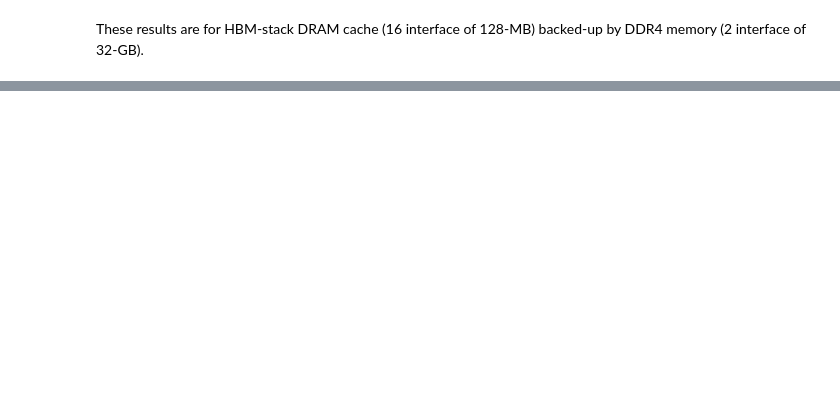
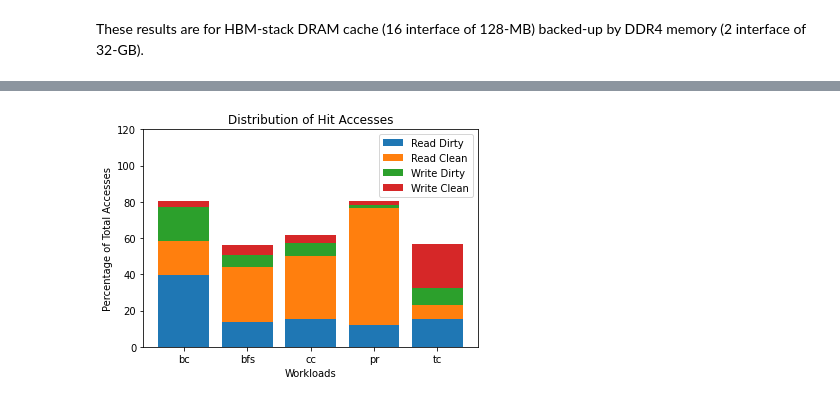
Before and after one commit to darchr/dramCacheController, a Jupyter notebook: myPlots/res_Oct_31/gapbs_alloy_5sec.ipynb, the cells around one changed output, grey strips where cells are left out. Cells and saved outputs as stored; diff of their text form; code cells hidden in the pictures; blank space fills up the shorter version.

```diff
--- a/myPlots/res_Oct_31/gapbs_alloy_5sec.ipynb
+++ b/myPlots/res_Oct_31/gapbs_alloy_5sec.ipynb
@@ -136,3 +170,29 @@ plt.show()
+# %%
+x = df['app']
+
+y1 = 100*df['numRdHitDirty'].astype(int)/(df['readReqs'].astype(int)+df['writeReqs'].astype(int))
+y2 = 100*df['numRdHitClean'].astype(int)/(df['readReqs'].astype(int)+df['writeReqs'].astype(int))
+y3 = 100*df['numWrHitDirty'].astype(int)/(df['readReqs'].astype(int)+df['writeReqs'].astype(int))
+y4 = 100*df['numWrHitClean'].astype(int)/(df['readReqs'].astype(int)+df['writeReqs'].astype(int))
+
+# Multi bar Chart
+fig = plt.figure()
+fig.set_size_inches(6, 4)
+
+plt.ylim([0,120])
+
+plt.bar(x, y1, label = 'Read Dirty')
+plt.bar(x, y2, bottom=y1, label = 'Read Clean')
+plt.bar(x, y3, bottom=y1+y2, label = 'Write Dirty')
+plt.bar(x, y4, bottom=y1+y2+y3, label = 'Write Clean')
+
+plt.title("Distribution of Hit Accesses")
+plt.xlabel("Workloads")
+plt.ylabel("Percentage of Total Accesses")
+plt.legend()
+plt.show()
+# %% [output]
+[figure, added]
 # %%
 x = df['app']
 y1 = df['numRdMissClean'].astype(int)/1000000
```
Also changed, not shown: parts of 5 cells of this notebook, 1 other file.
